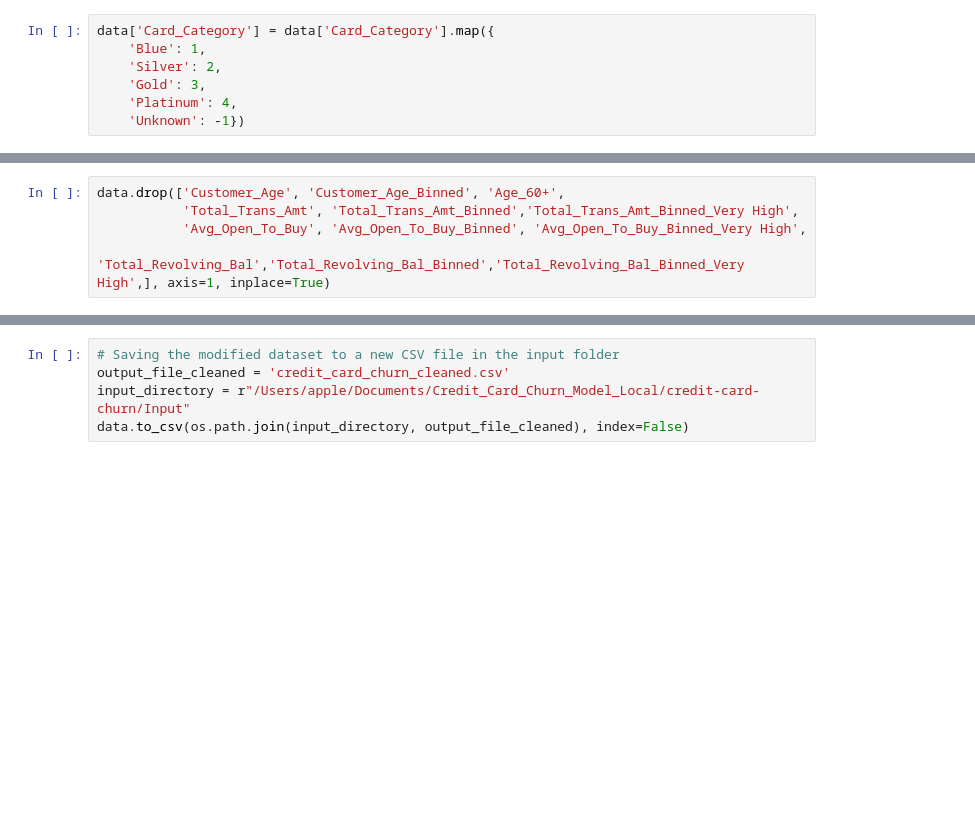
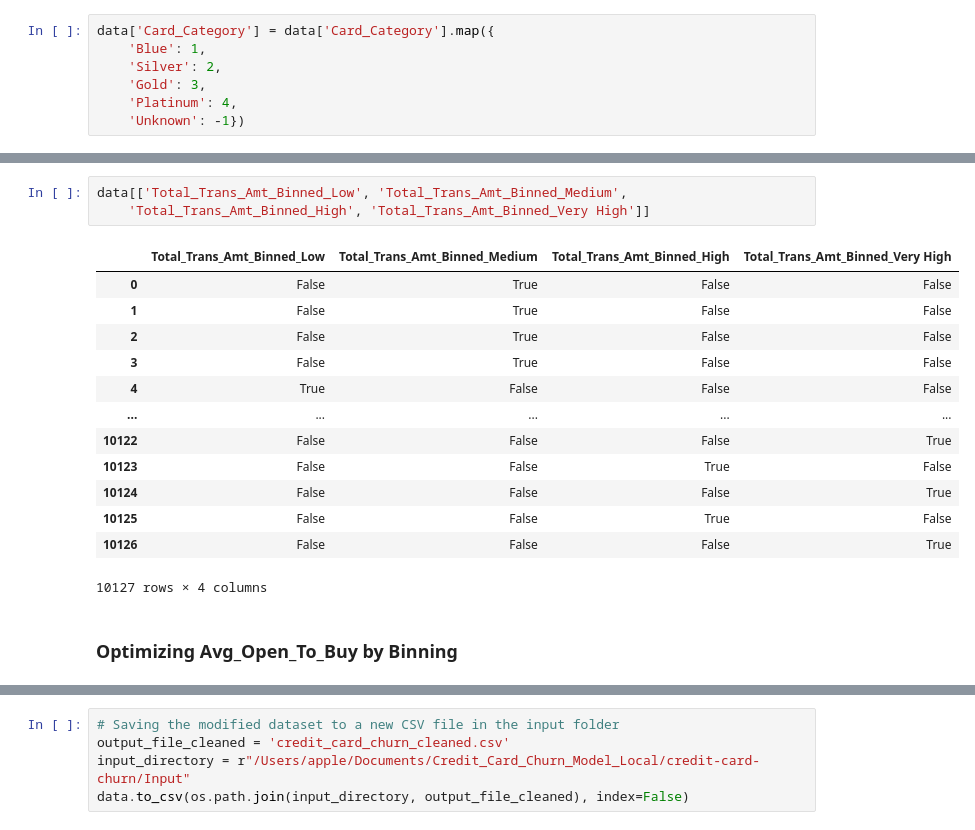
Before and after one commit to vineeethh/credit-card-churn, a Jupyter notebook: Notebook/_002_Exploratory_Data_Analysis_.ipynb, the cells around one changed output, grey strips where cells are left out. Saved outputs shown, nothing was run; the diff lists cells and outputs as text; blank space fills up the shorter version.

```diff
--- a/Notebook/_002_Exploratory_Data_Analysis_.ipynb
+++ b/Notebook/_002_Exploratory_Data_Analysis_.ipynb
@@ -130,5 +387,19 @@ data = pd.concat([data, dummies], axis=1)
-# %%
-data.drop(['Customer_Age', 'Customer_Age_Binned', 'Age_60+',
-           'Total_Trans_Amt', 'Total_Trans_Amt_Binned','Total_Trans_Amt_Binned_Very High',
-           'Avg_Open_To_Buy', 'Avg_Open_To_Buy_Binned', 'Avg_Open_To_Buy_Binned_Very High',
-           'Total_Revolving_Bal','Total_Revolving_Bal_Binned','Total_Revolving_Bal_Binned_Very High',], axis=1, inplace=True)
+# %%
+data[['Total_Trans_Amt_Binned_Low', 'Total_Trans_Amt_Binned_Medium',
+    'Total_Trans_Amt_Binned_High', 'Total_Trans_Amt_Binned_Very High']]
+# %% [output]
+|  | Total_Trans_Amt_Binned_Low | Total_Trans_Amt_Binned_Medium | Total_Trans_Amt_Binned_High | Total_Trans_Amt_Binned_Very High |
+| 0 | False | True | False | False |
+| 1 | False | True | False | False |
+| 2 | False | True | False | False |
+| 3 | False | True | False | False |
+| 4 | True | False | False | False |
+| ... | ... | ... | ... | ... |
+| 10122 | False | False | False | True |
+| 10123 | False | False | True | False |
+| 10124 | False | False | False | True |
+| 10125 | False | False | True | False |
+| 10126 | False | False | False | True |
+10127 rows × 4 columns
+# %% [markdown]
+### Optimizing Avg_Open_To_Buy by Binning
```
Also changed, not shown: parts of 45 cells of this notebook, 1 other file.
